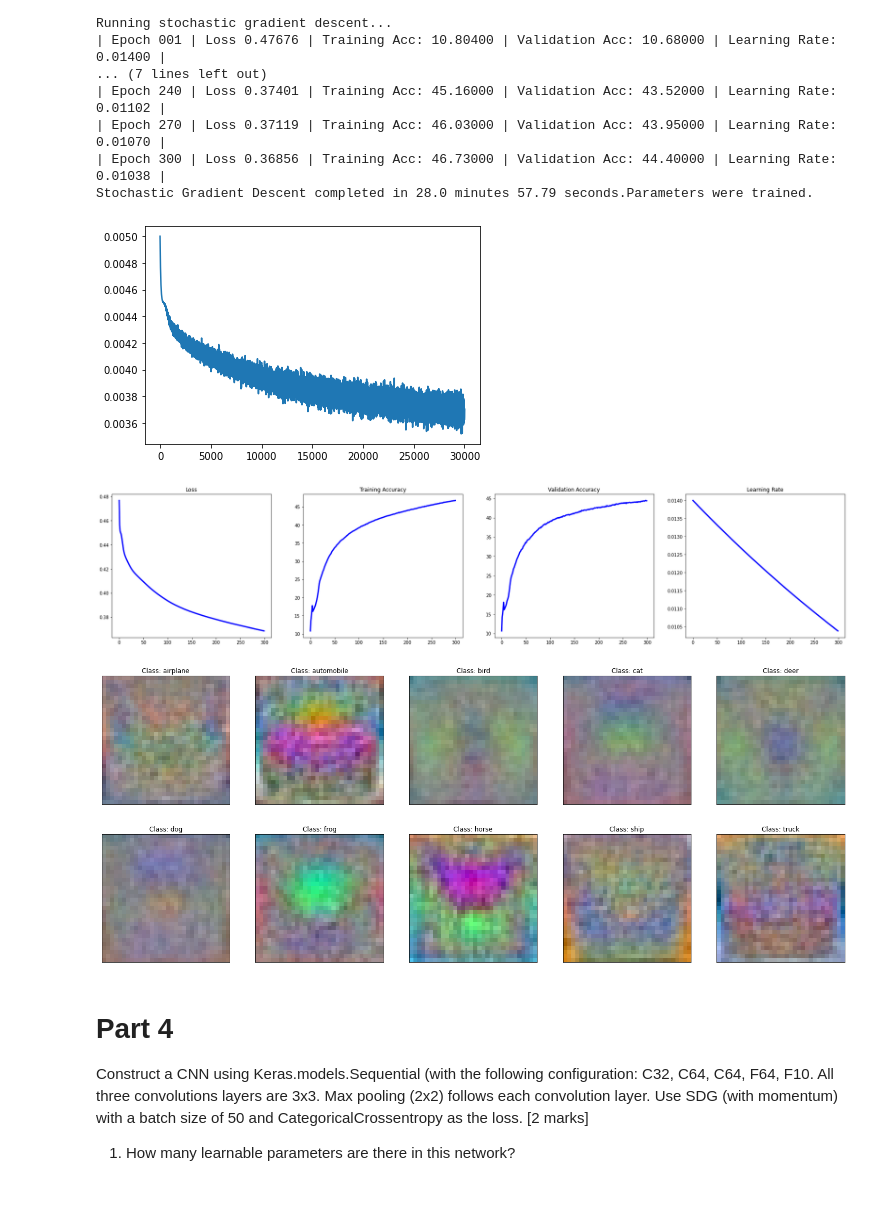
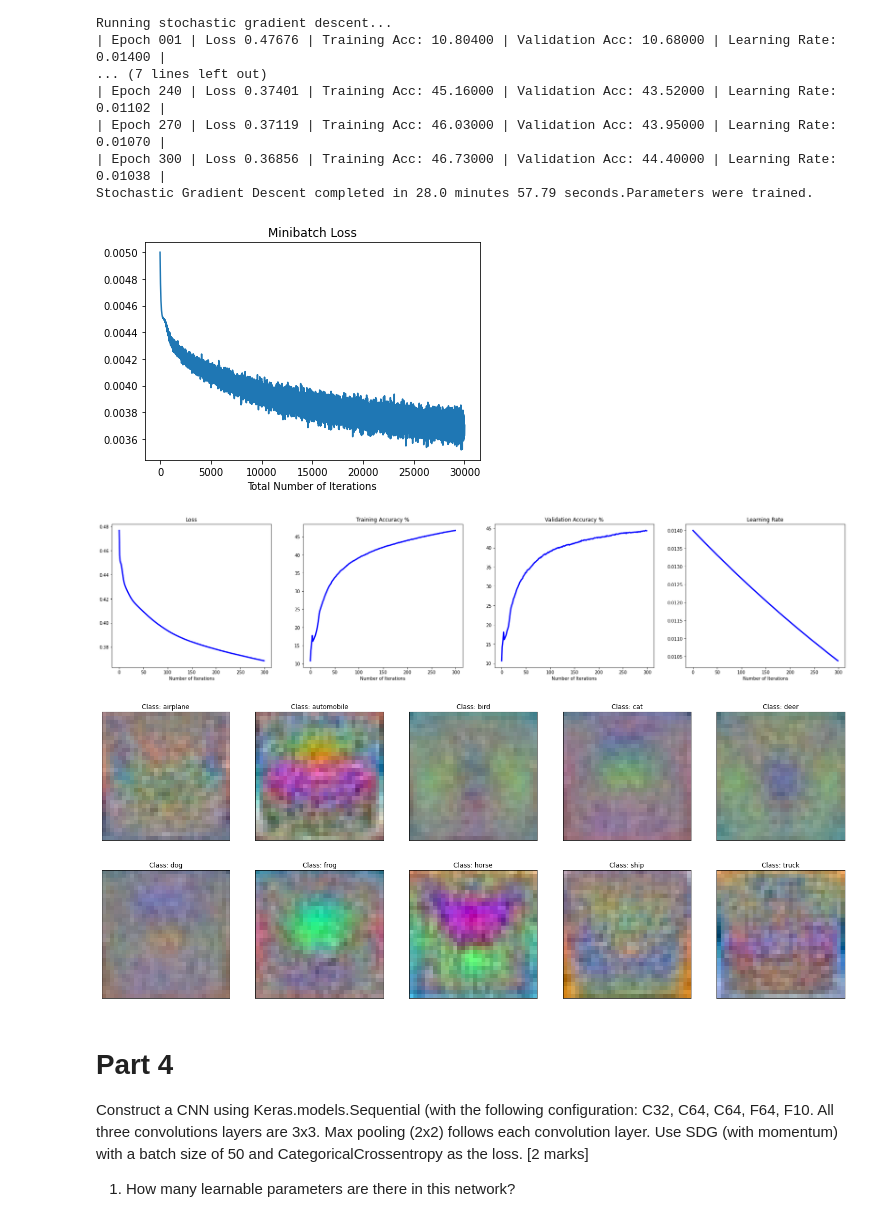
Before and after one commit to bimalka98/Computer-Vision-and-Image-Processing, a Jupyter notebook: EN2550Assignments/A4/180631J_a04.ipynb, the cells around one changed output. Drawn from its saved outputs; the diff is of its cells as text; code cells hidden in the pictures.

```diff
--- a/EN2550Assignments/A4/180631J_a04.ipynb
+++ b/EN2550Assignments/A4/180631J_a04.ipynb
@@ -564,36 +564,39 @@ Running stochastic gradient descent...
 | Epoch 300 | Loss 0.36856 | Training Acc: 46.73000 | Validation Acc: 44.40000 | Learning Rate: 0.01038 |
 Stochastic Gradient Descent completed in 28.0 minutes 57.79 seconds.Parameters were trained.
 # %%
+# ----------------------------Plotting Minibatch loss--------------------------
+plt.figure()
+plt.plot(mini_batch_loss); plt.title('Minibatch Loss')
+plt.xlabel("Total Number of Iterations"); saveto('part3minibloss.eps')
+
 # ------Plotting learning rate, training and testing loss and accuracies-------
-plt.plot(mini_batch_loss);plt.show()
-
 fig, axes  = plt.subplots(1,4, sharex='all', sharey='all', figsize=(30,6))
-items = {"Loss":loss_history, "Training Accuracy":train_acc_history,\
-         "Validation Accuracy": val_acc_history, "Learning Rate":lr_hitory}
+items = {"Loss":loss_history, "Training Accuracy %":train_acc_history,\
+         "Validation Accuracy %": val_acc_history, "Learning Rate":lr_hitory}
 location = 1
 for key in items.keys():
     plt.subplot(1,4,location);plt.plot(items[key], color='#0000ff', linewidth=3)
-    plt.title(key)
+    plt.title(key); plt.xlabel('Number of Iterations')
     location+=1
 saveto("part3plots.eps")
 
 # -------------------Showing the weights matrix W1.W2 as 10 images-----------------
 weights = w1[1:,].dot(w2[1:,]) # Removing the rows of bias terms.
 weights_pos =  weights- np.min(weights)# Making the minimum weight zero.
 images = ((weights_pos/np.max(weights_pos))*255).astype('uint8')
 CIFAR10 = ['airplane', 'automobile', 'bird', 'cat', 'deer', 'dog', 'frog', 'horse', 'ship', 'truck']
 fig, axes  = plt.subplots(2,5, sharex='all', sharey='all', figsize=(25,10))
 location = 1 # Location of the image in the grid of 2x5
 for i in range(K):
     image = images[:,i].reshape(32,32,3)
     plt.subplot(2,5,location),plt.imshow(image[:,:,::-1])
-    plt.title("Class: {}".format(CIFAR10[i])),plt.xticks([]),plt.yticks([])
-    saveimg("Reg Image "+ str(i)+".jpg", image)
+    plt.title("Class: {}".format(CIFAR10[i])), plt.xticks([]),plt.yticks([])
+    saveimg(CIFAR10[i] +".jpg", image)
     location+=1
 saveto("trainedWeightsnn2stochastic.eps")
 # %% [output]
-[figure, old version]
+[figure, new version]
-[figure, old version]
+[figure, new version]
 [figure]
 # %% [markdown]
 # Part 4
```
Also changed, not shown: 16 other files.
